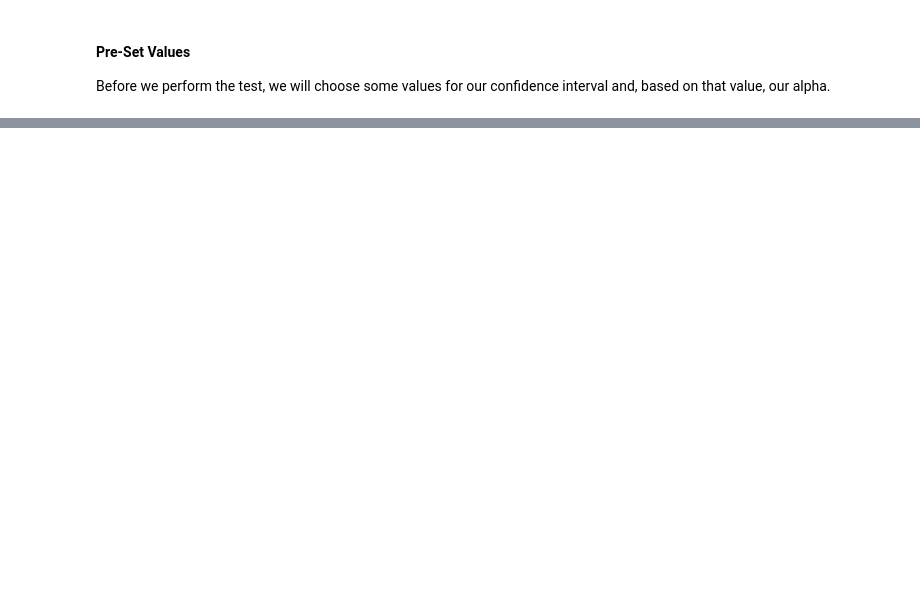
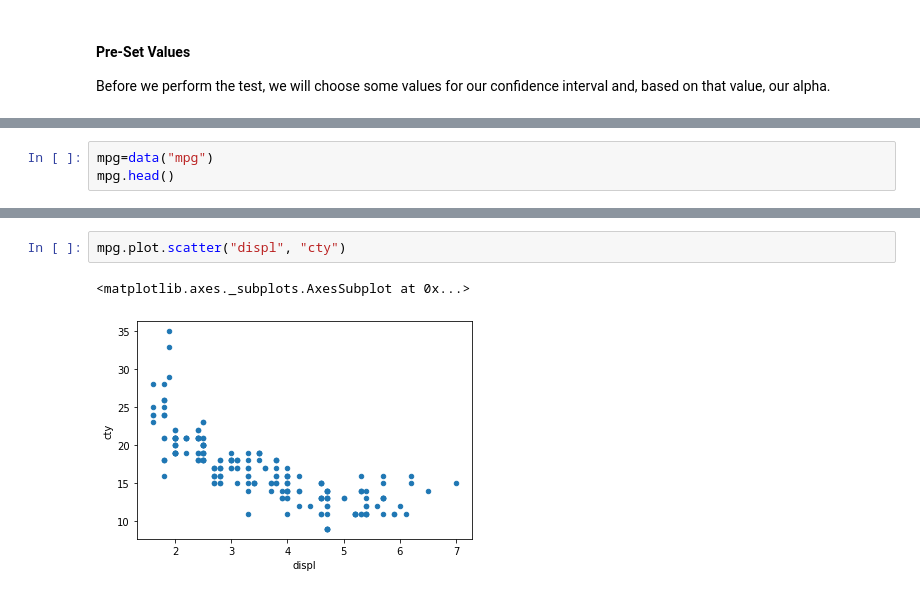
Before and after one commit to faithkane3/statistics-exercises, a Jupyter notebook: correlation.ipynb, the cells around one changed output, grey strips where cells are left out. Drawn from its saved outputs; the diff is of its cells as text; blank space fills up the shorter version.

```diff
--- a/correlation.ipynb
+++ b/correlation.ipynb
@@ -39,0 +198,3 @@ conf_interval = .95 # desired confidence interval
+# %%
+mpg=data("mpg")
+mpg.head()
@@ -39,0 +252,5 @@ conf_interval = .95 # desired confidence interval
+# %%
+mpg.plot.scatter("displ", "cty")
+# %% [output]
+<matplotlib.axes._subplots.AxesSubplot at 0x...>
+[figure, added]
```
Also changed, not shown: parts of 34 cells of this notebook.
